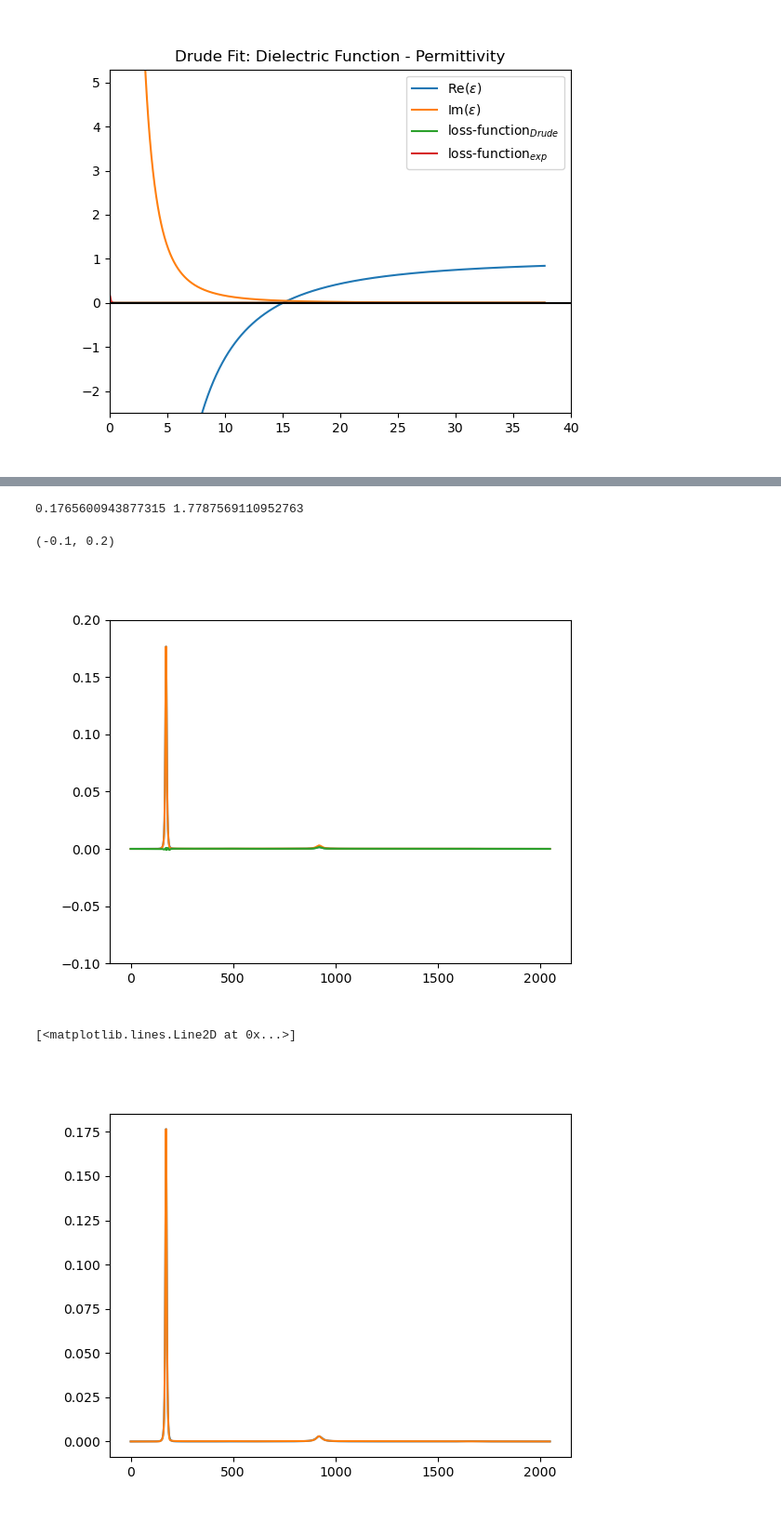
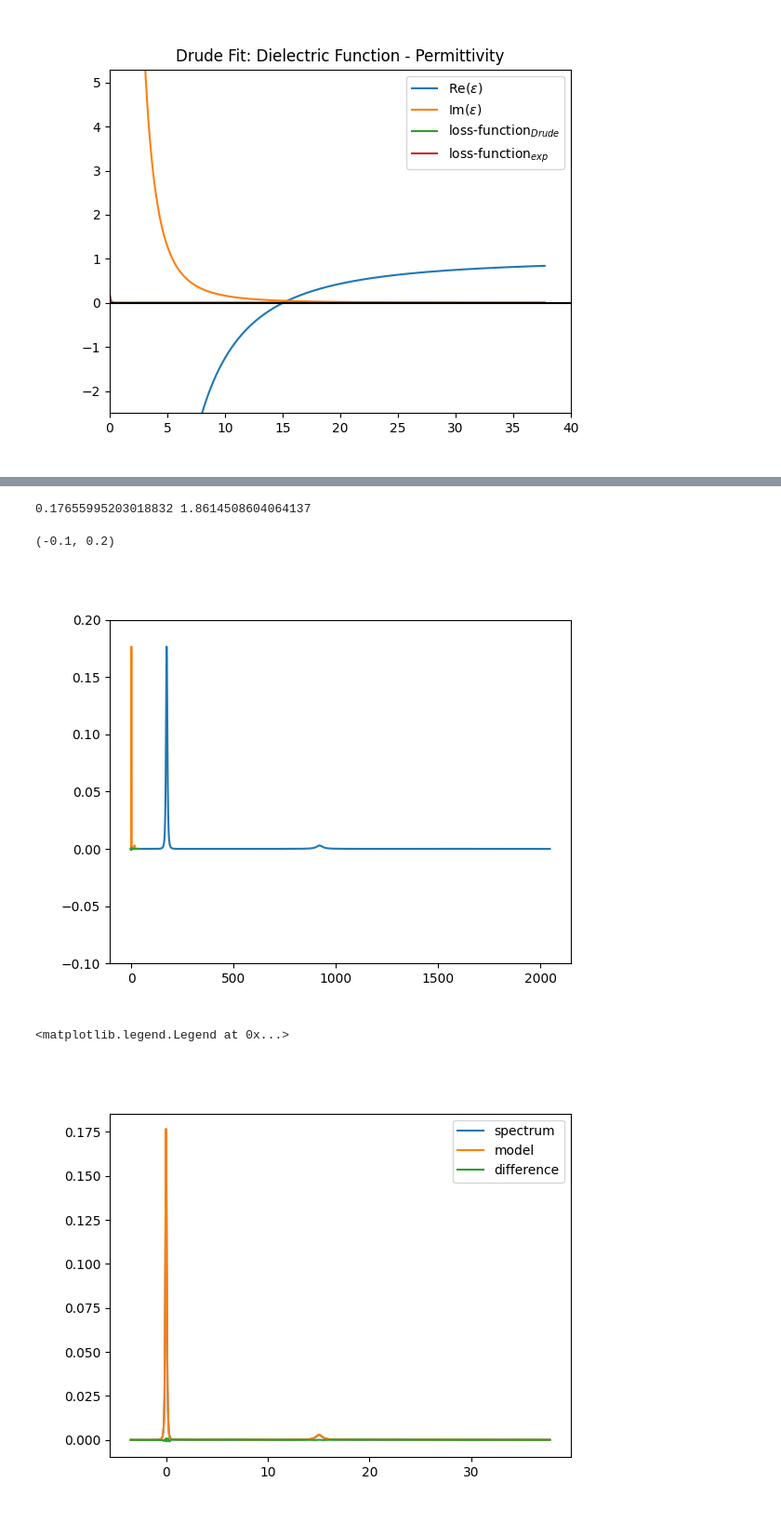
Before and after one commit to SergeiVKalinin/ML-ElectronMicroscopy-2023, a Jupyter notebook: Lecture 3/0_Analyse_Low_Loss.ipynb, the cells around one changed output, grey strips where cells are left out. Shown at 93% size. Saved outputs shown, nothing was run; the diff lists cells and outputs as text; code cells hidden in the pictures.

```diff
--- a/Lecture 3/0_Analyse_Low_Loss.ipynb
+++ b/Lecture 3/0_Analyse_Low_Loss.ipynb
@@ -144,7 +142,7 @@ FWHM, energy_shift = eels_tools.fix_energy_scale(np.array(eels_dataset), eels_da
 print(f'Zero Loss with energy resolution of {FWHM:.2f} eV at position {energy_shift:.3f} eV')
 eels_dataset.energy_loss -= energy_shift
 
-zero_loss, _ = eels_tools.resolution_function(eels_dataset.energy_loss, eels_dataset, .4)
+zero_loss, _ = eels_tools.resolution_function2(eels_dataset, .4)
 print(zero_loss)
 plt.figure()
 plt.plot(eels_dataset.energy_loss, eels_dataset, label='spectrum')
@@ -248,13 +274,11 @@ plt.legend();
 # %%
+# ----------Input-------
 tmfp = .3
+# ----------------------
+
 zl2 = zero_loss
 
-LLene = np.arange(1,2048)/5
-
-zero_loss, _ = eels_tools.resolution_function(eels_dataset.energy_loss, eels_dataset, .4)
-
-ZP = np.array(zl2).argmax(0) # zl peak position
-print(ZP)
+LLene = (np.arange(1,2048)-100.)/10+1e-12
 
 _, SSD = Drude(LLene,15, 2 )
 PSD = np.zeros(len(LLene))
@@ -283,11 +307,10 @@ for order in range(20):
     # convolute next order
     ssd = ssd * ssd2
 
-
-
-
-
 plt.figure()
-plt.plot(SSD/SSD.max())
-plt.plot(PSD/PSD.max())
+plt.plot(LLene, SSD/SSD.max(), label='single scattering')
+plt.plot(LLene, PSD/PSD.max(), label=r'multiple scattering t$_{mfp}$ = '+str(tmfp))
+plt.xlabel('energy loss (eV)')
+# plt.ylim(0,1e-4)
+plt.legend();
 # %% [output]
@@ -347,40 +368,39 @@ Izl = zero_loss.sum()
 Itotal = np.array(eels_dataset).sum()
 tmfp = np.log(Itotal/Izl)
 
-
+energy_scale = eels_dataset.energy_loss
 
 LL = MakeDrudeVL(eels_dataset, tmfp, zero_loss,p2[0],p2[1], p2[2])
 print(LL.max(), LL.sum())
 plt.figure()
 plt.plot(LL)
-plt.plot(eels_dataset)
-plt.plot(eels_dataset-LL)
+plt.plot(energy_scale, eels_dataset)
+plt.plot(energy_scale, eels_dataset-LL)
 
 plt.ylim(-.1,.2)
 # %% [output]
-0.1765600943877315 1.7787569110952763
+0.17655995203018832 1.8614508604064137
 (-0.1, 0.2)
-[figure, old version]
+[figure, new version]
 # %%
-
 def errfDrude(p, y):
     LL = MakeDrudeVL(y, p[3], zero_loss, p[0],p[1],p[2])
     err = y - LL
-    #print (p,sum(np.abs(err)))
-    return np.abs(err)#/np.sqrt(y)
-
+    return np.abs(err)  # /(np.sqrt(y)+1e-12)
 
 pin2 = np.array([15,1,.7, 0.3])
 E = energy_scale = eels_dataset.energy_loss
 startFit =np.argmin(abs(energy_scale-13))
 endFit = np.argmin(abs(energy_scale-18))
 
 p2, lsq = leastsq(errfDrude, pin2, args=(eels_dataset), maxfev=2000)
 
 LL = MakeDrudeVL(eels_dataset, p2[3], zero_loss, p2[0],p2[1],p2[2])
 plt.figure()
-plt.plot(LL)
-plt.plot(eels_dataset)
+plt.plot(energy_scale, LL, label='spectrum')
+plt.plot(energy_scale, eels_dataset, label='model')
+plt.plot(energy_scale, eels_dataset-LL, label='difference')
+plt.legend()
 # %% [output]
-[<matplotlib.lines.Line2D at 0x...>]
+<matplotlib.legend.Legend at 0x...>
-[figure, old version]
+[figure, new version]
```
Also changed, not shown: parts of 26 cells of this notebook, 51 other files.
